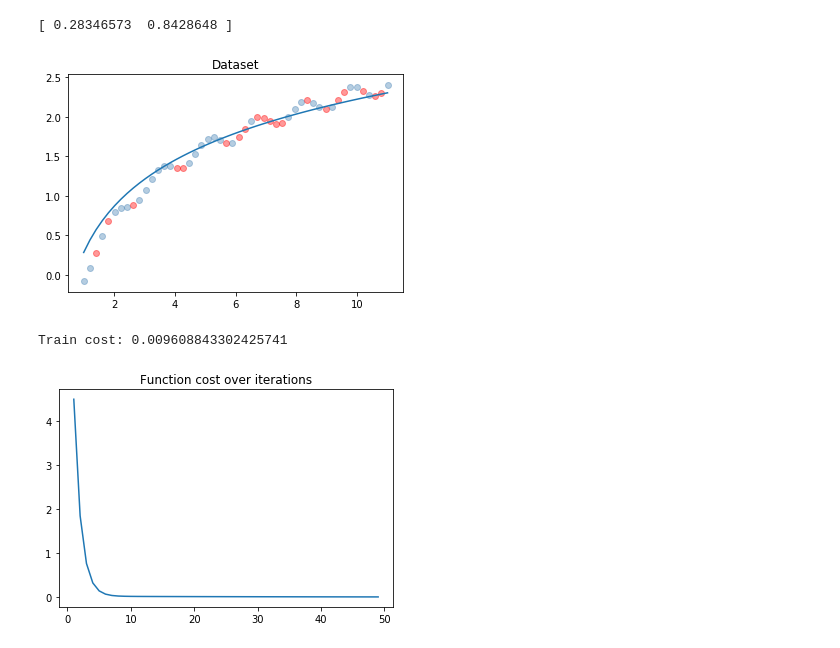
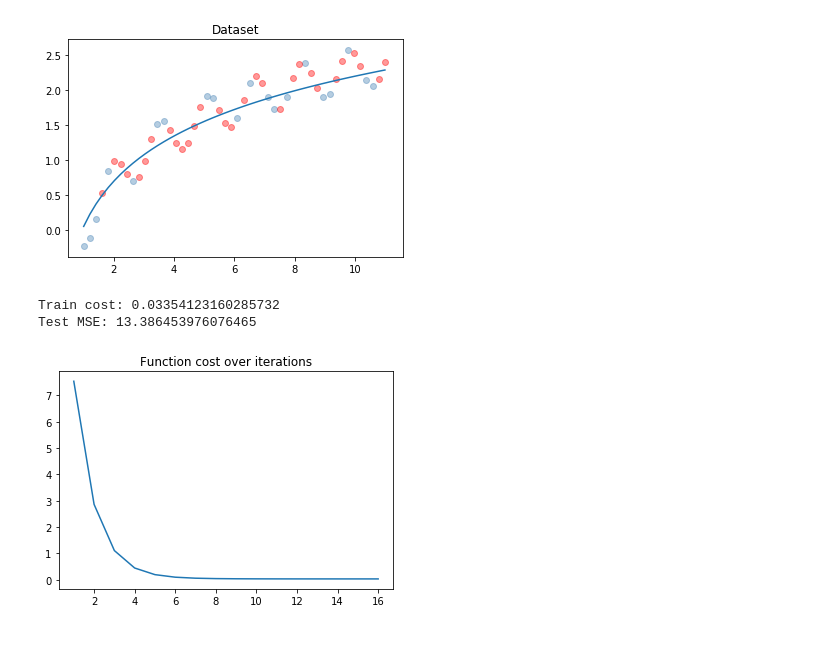
Before and after one commit to lzfelix/meta_learn, a Jupyter notebook: notebooks/linear_regression.ipynb, the cells around one changed output. Cells and saved outputs as stored; diff of their text form; code cells hidden in the pictures.

```diff
--- a/notebooks/linear_regression.ipynb
+++ b/notebooks/linear_regression.ipynb
@@ -117,45 +124,51 @@ Train cost: 6432.776875674927
 # %%
+# somehow artificial dataset
 X = np.linspace(0, 10, 50) + 1
-f = lambda x: np.log(x) + np.sin(4*x)*0.1
+f = lambda x: np.log(x) + np.sin(4*x)*0.3
 Y = f(X)
 
+# generating the dataset matrix
 X = X[:, np.newaxis]
 ds = np.concatenate([X, Y[:, np.newaxis]], axis=1)
 ds = shuffle(ds)
 
+# splitting into train and test. Not considering validation again because this is just for illustration
 m = len(X)
-fraction = 0.6
+fraction = 0.4
 
 X = np.sort(ds[:, 0][:, np.newaxis], axis=0)
 
 X_train = ds[:int(m * fraction), 0][:, np.newaxis]
 Y_train = ds[:int(m * fraction), 1]
 
 X_test = ds[int(m * fraction):, 0][:, np.newaxis]
 Y_test = ds[int(m * fraction):, 1]
 
+# let's see how our data looks like
 plt.title('Dataset')
 plt.scatter(X_train, Y_train, color='steelblue', alpha=0.4)
 plt.scatter(X_test, Y_test, color='red', alpha=0.4)
 
 # Hypothesis 1: y = a + ln(x)
-
+# Hence, transform the data
 X_train = np.log(X_train)
+X_test = np.log(X_test)
 X_test = np.sort(X_test, axis=0)
 
-w_star, cost_history = fit_linear(X_train, Y_train, lmbda=0)
-print(w_star)
+# Fit and predict
+w_star, cost_history = fit_linear(X_train, Y_train, lmbda=2)
 plt.plot(X, estimate(np.log(X), w_star))
 plt.show()
 
-
+# Ensuring that training converged as excepted
 print("Train cost: {}".format(cost_history[-1]))
+print("Test MSE: {}".format(score(X_test, w_star, Y_test)))
 
 plt.plot(range(len(cost_history)), cost_history)
 plt.title('Function cost over iterations')
 plt.show()
 # %% [output]
+[figure, new version]
-[ 0.28346573  0.8428648 ]
+Train cost: 0.03354123160285732
+Test MSE: 13.386453976076465
-[figure, old version]
-Train cost: 0.009608843302425741
-[figure, old version]
+[figure, new version]
```
Also changed, not shown: parts of 4 cells of this notebook, 1 other file.
